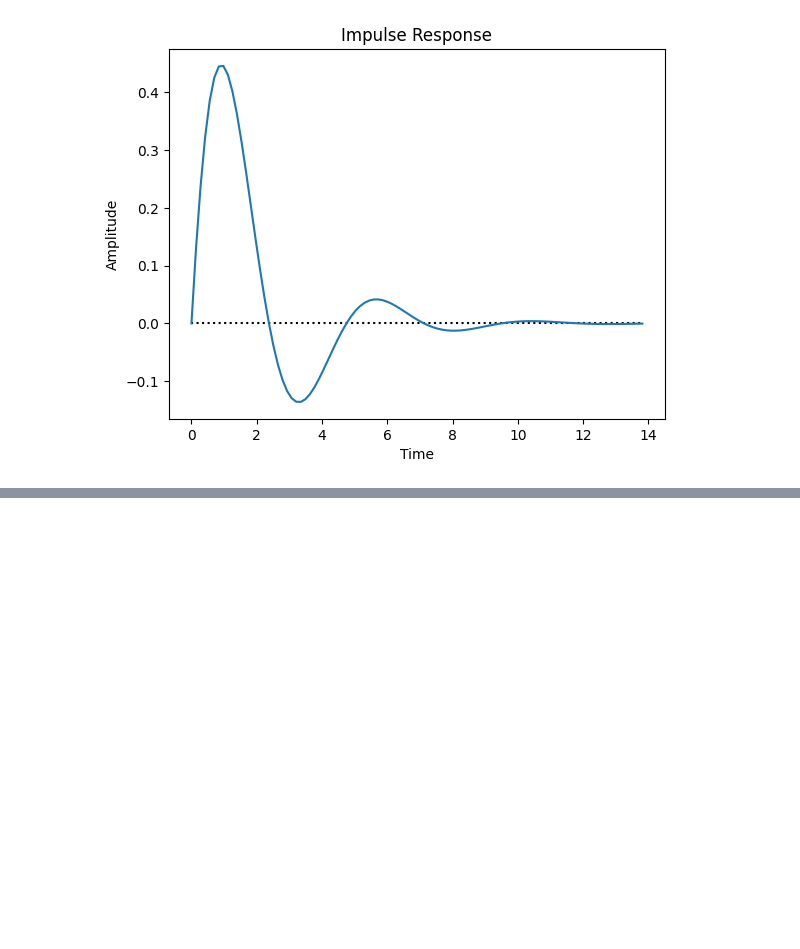
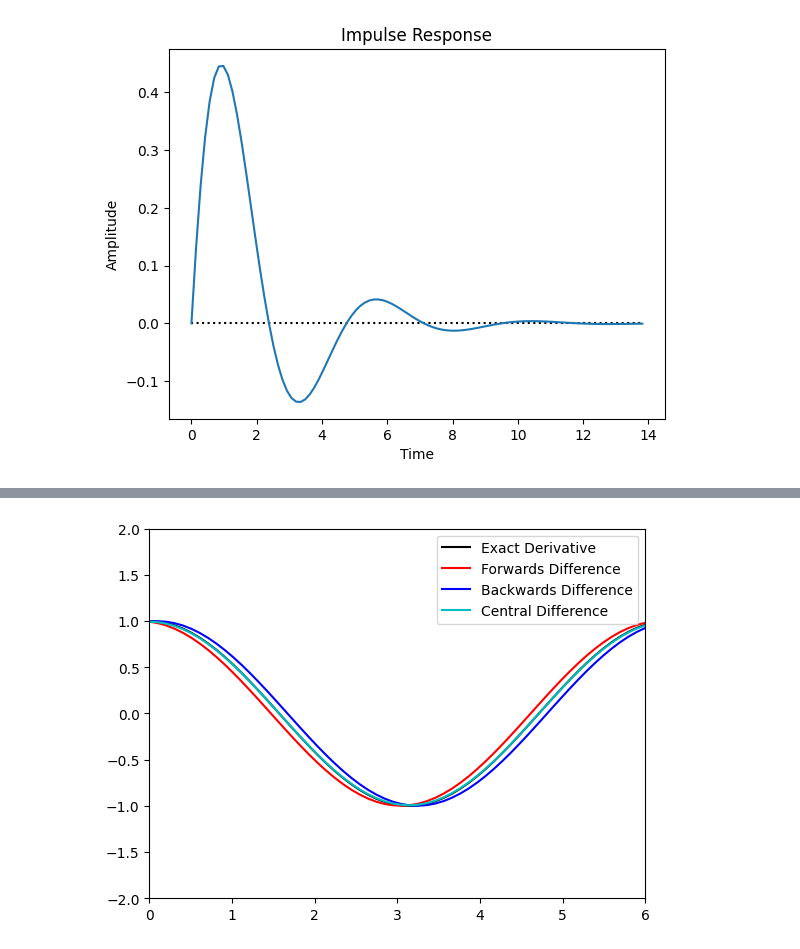
Before and after one commit to isotnek/continuing_education, a Jupyter notebook: ME564/programmatic_diff_eq.ipynb, the cells around one changed output, grey strips where cells are left out. Drawn from its saved outputs; the diff is of its cells as text; code cells hidden in the pictures; blank space fills up the shorter version.

```diff
--- a/ME564/programmatic_diff_eq.ipynb
+++ b/ME564/programmatic_diff_eq.ipynb
@@ -286,0 +298,20 @@ plt.show()
+# %%
+# Forward Difference
+FD = (np.sin(t + dt) - np.sin(t)) / dt
+
+# Backwards Difference
+BD = (np.sin(t) - np.sin(t - dt)) / dt
+
+# Central Difference
+CD = (np.sin(t + dt) - np.sin(t - dt)) / (2 * dt)
+# %%
+plt.plot(t, exact_derivative, 'k')
+plt.plot(t, FD, 'r')
+plt.plot(t, BD, 'b')
+plt.plot(t, CD, 'c')
+plt.legend(['Exact Derivative', 'Forwards Difference', 'Backwards Difference', 'Central Difference'])
+plt.xlim(0, 6)
+plt.ylim(-2, 2)
+plt.show()
+# %% [output]
+[figure, added]
```
Also changed, not shown: parts of 3 cells of this notebook.
